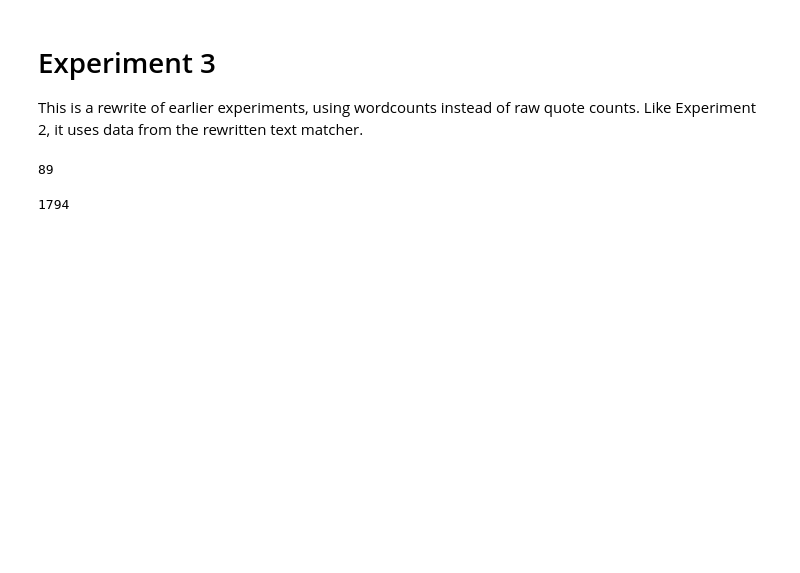
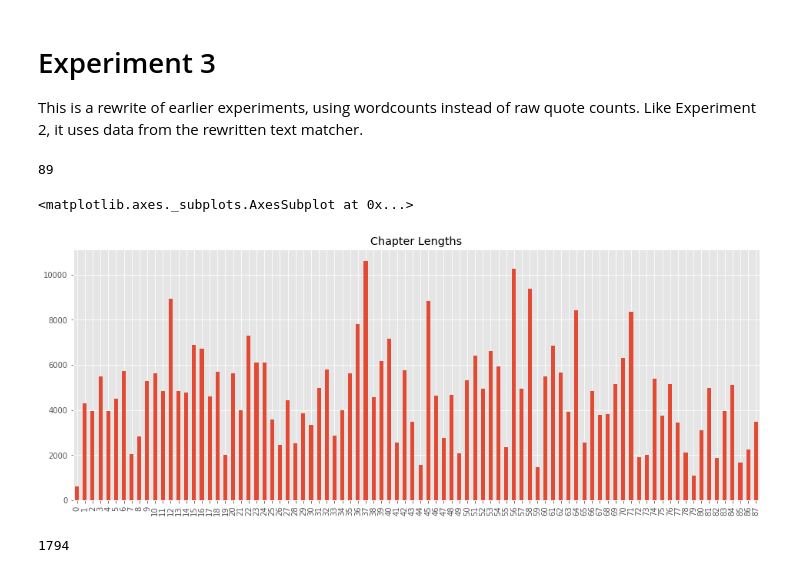
Before and after one commit to lit-mod-viz/middlemarch-critical-histories, a Jupyter notebook: e3/e3-analysis.ipynb, the cells around one changed output. Saved outputs shown, nothing was run; the diff lists cells and outputs as text; code cells hidden in the pictures; blank space fills up the shorter version.

```diff
--- a/e3/e3-analysis.ipynb
+++ b/e3/e3-analysis.ipynb
@@ -30,6 +30,22 @@ chapterLocations.append(textALength) # Add one to account for last chunk.
 len(chapterLocations)
 # %% [output]
 89
+# %%
+def getChapters(text):
+    chapters = []
+    for i, loc in enumerate(chapterLocations):
+        if i != len(chapterLocations)-1:
+            chapter = mm[loc:chapterLocations[i+1]]
+            chapters.append(chapter)
+    return chapters
+# %%
+chapters = getChapters(mm)
+chapterLengths = [len(nlp(chapter, tag=False, parse=False, entity=False)) for chapter in chapters]
+chapterLengthsSeries = pd.Series(chapterLengths)
+chapterLengthsSeries.plot(kind='bar', title='Chapter Lengths')
+# %% [output]
+<matplotlib.axes._subplots.AxesSubplot at 0x...>
+[figure, added]
 # %%
 with open('../txt/e2a.json') as f:
     rawData = f.read()
```
Also changed, not shown: parts of 14 cells of this notebook.
